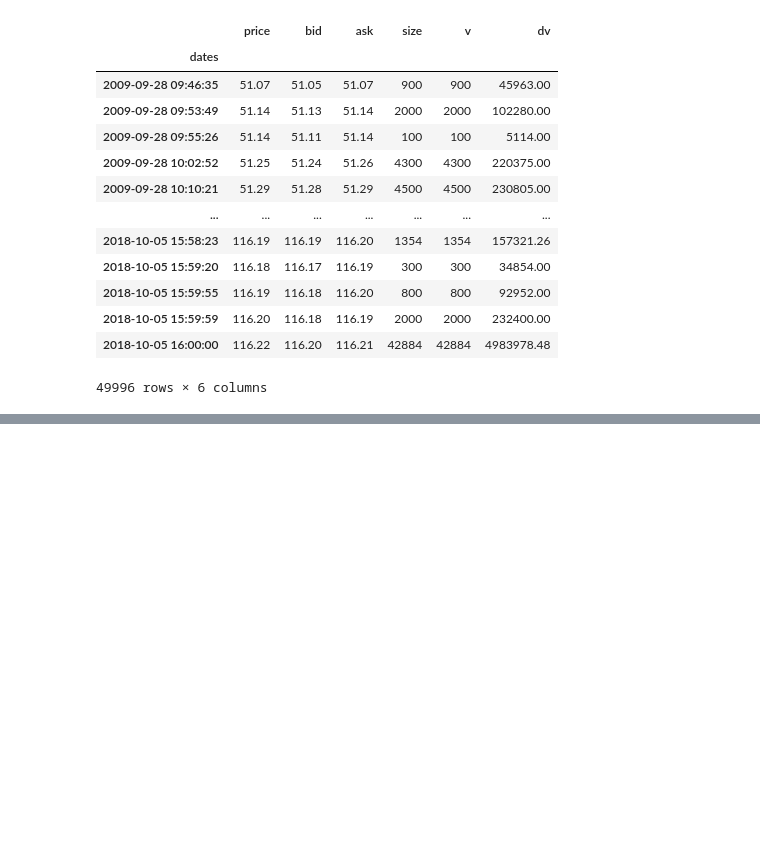
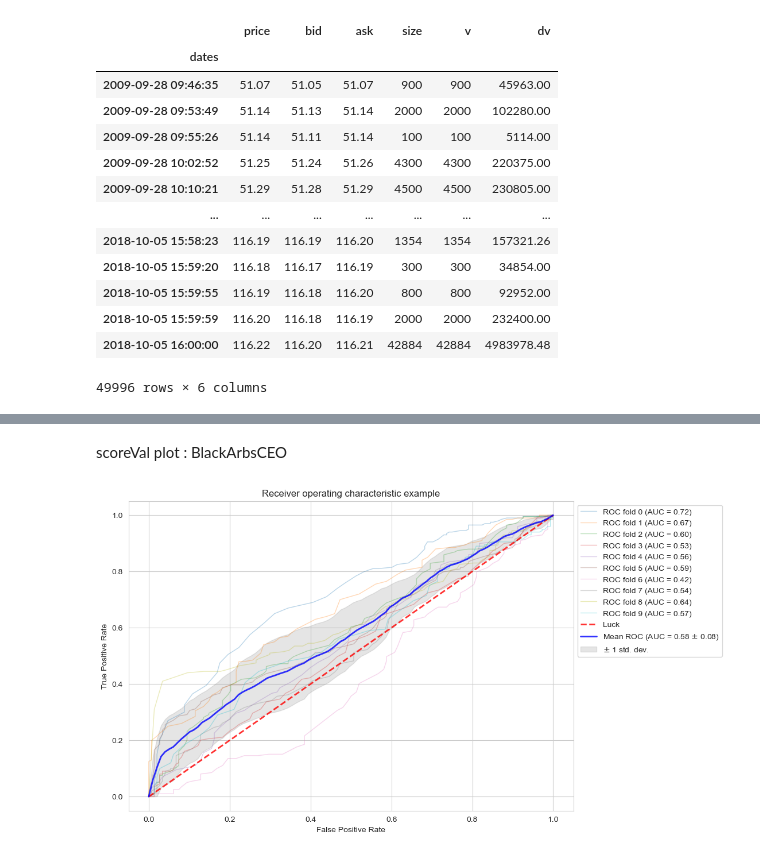
Before and after one commit to Tommylee1013/Advances-in-Financial-Machine-Learning, a Jupyter notebook: Chapter 7.ipynb, the cells around one changed output, grey strips where cells are left out. Saved outputs shown, nothing was run; the diff lists cells and outputs as text; code cells hidden in the pictures; blank space fills up the shorter version.

```diff
--- a/Chapter 7.ipynb
+++ b/Chapter 7.ipynb
@@ -151,0 +386,8 @@ ValueError: Label Through Dates must be a pd.Series
+# %% [markdown]
+scoreVal plot : BlackArbsCEO
+# %%
+skf = StratifiedKFold(n_splits=10, shuffle = False)
+classifier = RandomForestClassifier(n_estimators = 100, criterion='entropy', class_weight='balanced_subsample', random_state = 42)
+crossValPlot(skf, classifier, X,y)
+# %% [output]
+[figure, added]
```
Also changed, not shown: parts of 15 cells of this notebook, 1 other file.
